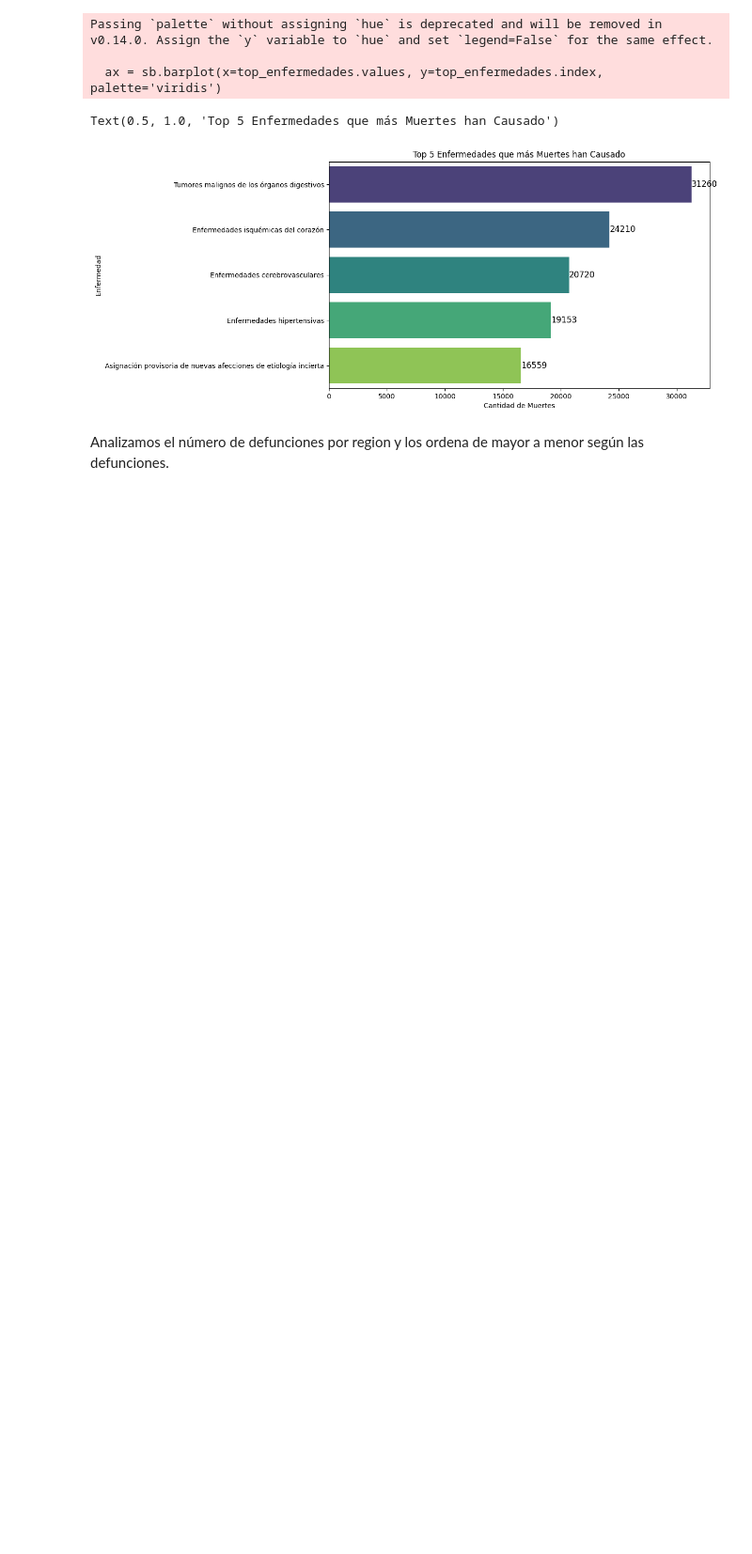
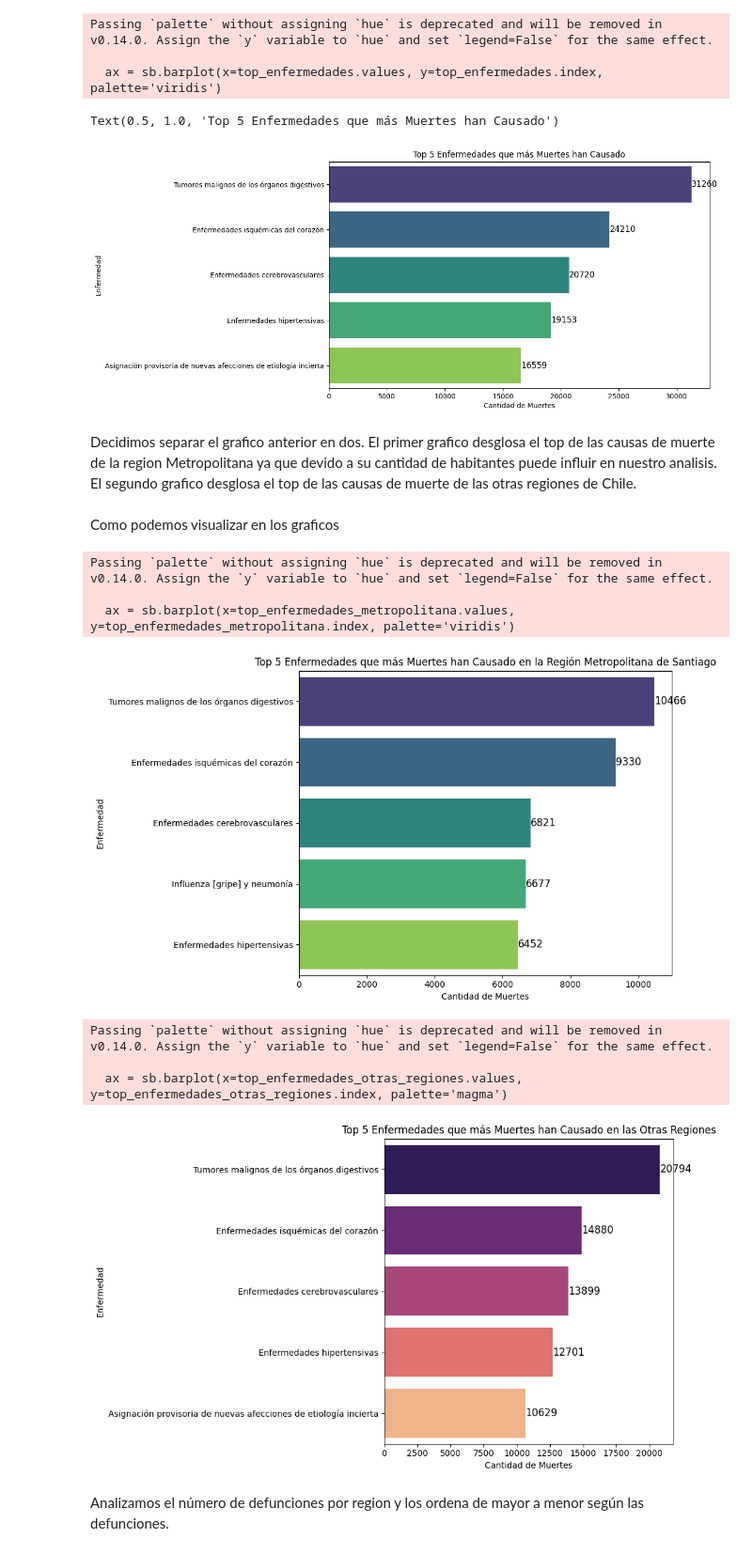
Before and after one commit to TitoD01/DefuncionesKedro, a Jupyter notebook: defuncioneskedro/notebooks/Copia_de_PROYECTO_DEFUNCIONES.ipynb, the cells around one changed output. Shown: that part at 94% size. Cells and saved outputs as stored; diff of their text form; code cells hidden in the pictures; blank space fills up the shorter version.

Commit message:
division regiones

```diff
--- a/defuncioneskedro/notebooks/Copia_de_PROYECTO_DEFUNCIONES.ipynb
+++ b/defuncioneskedro/notebooks/Copia_de_PROYECTO_DEFUNCIONES.ipynb
@@ -12,7 +12,7 @@ import seaborn as sb
 import matplotlib.pyplot as plt
 from scipy import stats
 # %%
-df = pd.read_csv("C:/Users/victo/OneDrive/Escritorio/DEFUNCIONES OG/DefuncionesKedro/defuncioneskedro/data/01_raw/DEFUNCIONES.csv", sep=";", encoding='ISO-8859-1')
+df = pd.read_csv("C:/Users/TitoD/Desktop/DEFGU/DefuncionesKedro/defuncioneskedro/data/01_raw/DEFUNCIONES.csv", sep=";", encoding='ISO-8859-1')
 # %%
 dfo = df.copy()
 # %% [markdown]
@@ -177,6 +177,59 @@ Passing `palette` without assigning `hue` is deprecated and will be removed in v
   ax = sb.barplot(x=top_enfermedades.values, y=top_enfermedades.index, palette='viridis')
 Text(0.5, 1.0, 'Top 5 Enfermedades que más Muertes han Causado')
 [figure]
+# %% [markdown]
+Decidimos separar el grafico anterior en dos.
+El primer grafico desglosa el top de las causas de muerte de la region Metropolitana ya que devido a su cantidad de habitantes puede influir en nuestro analisis.
+El segundo grafico desglosa el top de las causas de muerte de las otras regiones de Chile.
+# %% [markdown]
+Como podemos visualizar en los graficos
+# %%
+df_metropolitana = df[df['GLOSA_REG_RES'] == 'Metropolitana de Santiago']
+
+top_enfermedades_metropolitana = df_metropolitana['GLOSA_GRUPO_DIAG1'].value_counts().head(5)
+
+plt.figure(figsize=(10, 6))
+ax = sb.barplot(x=top_enfermedades_metropolitana.values, y=top_enfermedades_metropolitana.index, palette='viridis')
+
+for i in range(len(top_enfermedades_metropolitana)):
+    plt.text(top_enfermedades_metropolitana.values[i] + 0.2, i, str(top_enfermedades_metropolitana.values[i]), va='center', color='black', fontsize=12)
+
+plt.xlabel('Cantidad de Muertes')
+plt.ylabel('Enfermedad')
+plt.title('Top 5 Enfermedades que más Muertes han Causado en la Región Metropolitana de Santiago')
+plt.tight_layout()
+
+plt.show()
+
+
+
+
+
+df_otras_regiones = df[df['GLOSA_REG_RES'] != 'Metropolitana de Santiago']
+
+top_enfermedades_otras_regiones = df_otras_regiones['GLOSA_GRUPO_DIAG1'].value_counts().head(5)
+
+plt.figure(figsize=(10, 6))
+ax = sb.barplot(x=top_enfermedades_otras_regiones.values, y=top_enfermedades_otras_regiones.index, palette='magma')
+
+for i in range(len(top_enfermedades_otras_regiones)):
+    plt.text(top_enfermedades_otras_regiones.values[i] + 0.2, i, str(top_enfermedades_otras_regiones.values[i]), va='center', color='black', fontsize=12)
+
+plt.xlabel('Cantidad de Muertes')
+plt.ylabel('Enfermedad')
+plt.title('Top 5 Enfermedades que más Muertes han Causado en las Otras Regiones')
+plt.tight_layout()
+
+plt.show()
+# %% [output]
+Passing `palette` without assigning `hue` is deprecated and will be removed in v0.14.0. Assign the `y` variable to `hue` and set `legend=False` for the same effect.
+
+  ax = sb.barplot(x=top_enfermedades_metropolitana.values, y=top_enfermedades_metropolitana.index, palette='viridis')
+[figure, added]
+Passing `palette` without assigning `hue` is deprecated and will be removed in v0.14.0. Assign the `y` variable to `hue` and set `legend=False` for the same effect.
+
+  ax = sb.barplot(x=top_enfermedades_otras_regiones.values, y=top_enfermedades_otras_regiones.index, palette='magma')
+[figure, added]
 # %% [markdown]
 Analizamos el número de defunciones por region y los ordena de mayor a menor según las defunciones.
 # %%
```
Also changed, not shown: parts of 1 cell of this notebook.
